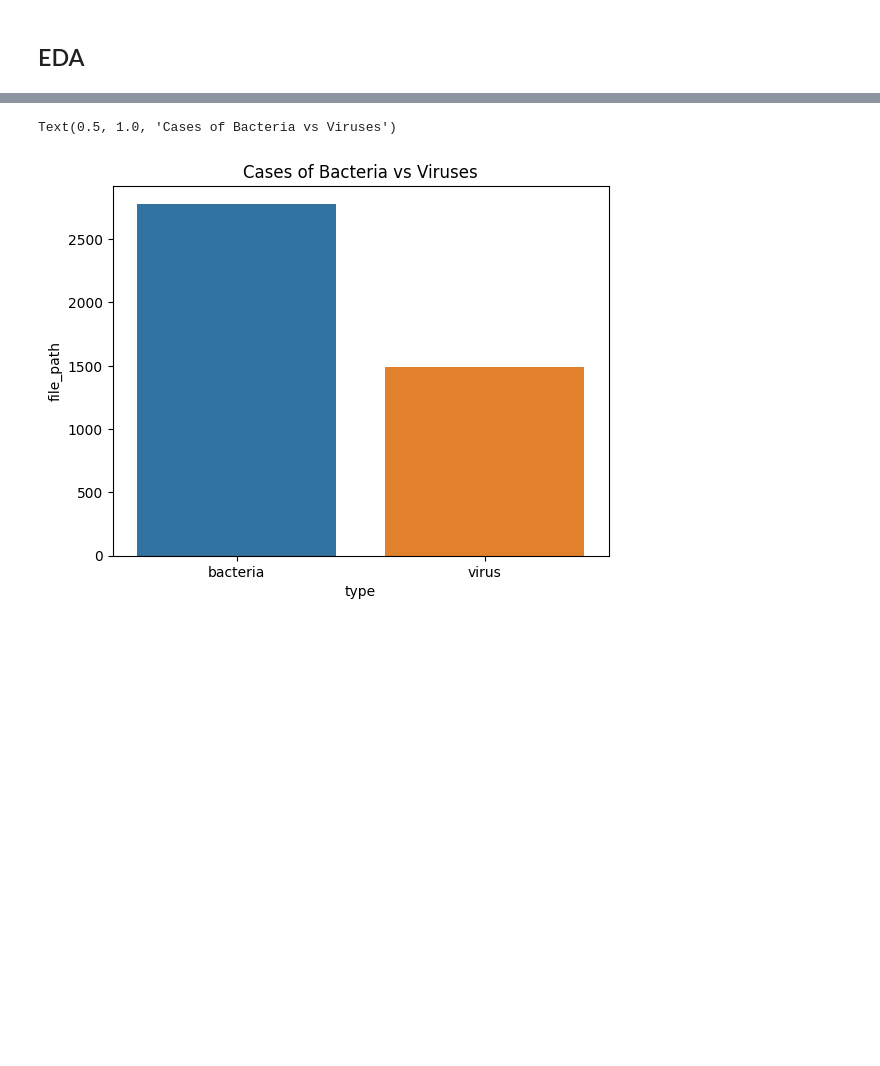
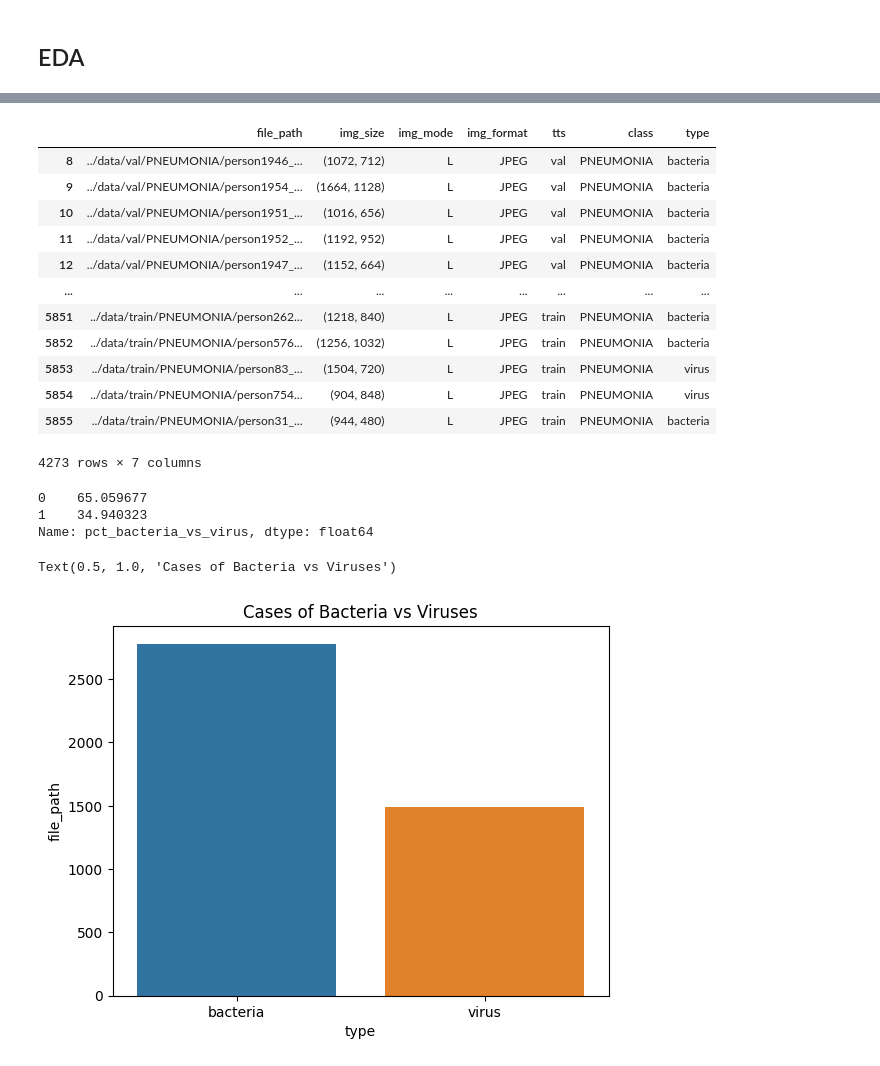
Before and after one commit to marmal88/Explainable-Neural-Networks, a Jupyter notebook: notebooks/EDA.ipynb, the cells around one changed output, grey strips where cells are left out. Saved outputs shown, nothing was run; the diff lists cells and outputs as text; code cells hidden in the pictures; blank space fills up the shorter version.

```diff
--- a/notebooks/EDA.ipynb
+++ b/notebooks/EDA.ipynb
@@ -121,10 +118,31 @@ df.shape
+# %%
+class_df = df.loc[(df["type"]=="bacteria")|(df["type"]=="virus")]
+class_df
+# %% [output]
+|  | file_path | img_size | img_mode | img_format | tts | class | type |
+| 8 | ../data/val/PNEUMONIA/person1946_... | (1072, 712) | L | JPEG | val | PNEUMONIA | bacteria |
+| 9 | ../data/val/PNEUMONIA/person1954_... | (1664, 1128) | L | JPEG | val | PNEUMONIA | bacteria |
+| 10 | ../data/val/PNEUMONIA/person1951_... | (1016, 656) | L | JPEG | val | PNEUMONIA | bacteria |
+| 11 | ../data/val/PNEUMONIA/person1952_... | (1192, 952) | L | JPEG | val | PNEUMONIA | bacteria |
+| 12 | ../data/val/PNEUMONIA/person1947_... | (1152, 664) | L | JPEG | val | PNEUMONIA | bacteria |
+| ... | ... | ... | ... | ... | ... | ... | ... |
+| 5851 | ../data/train/PNEUMONIA/person262... | (1218, 840) | L | JPEG | train | PNEUMONIA | bacteria |
+| 5852 | ../data/train/PNEUMONIA/person576... | (1256, 1032) | L | JPEG | train | PNEUMONIA | bacteria |
+| 5853 | ../data/train/PNEUMONIA/person83_... | (1504, 720) | L | JPEG | train | PNEUMONIA | virus |
+| 5854 | ../data/train/PNEUMONIA/person754... | (904, 848) | L | JPEG | train | PNEUMONIA | virus |
+| 5855 | ../data/train/PNEUMONIA/person31_... | (944, 480) | L | JPEG | train | PNEUMONIA | bacteria |
+4273 rows × 7 columns
 # %%
-class_df = df.groupby('type').count().reset_index()
+
+class_df = class_df.groupby('type').count().reset_index()
 class_df["pct_bacteria_vs_virus"] = (class_df["file_path"]/class_df["file_path"].sum())*100
-class_df
+print(class_df["pct_bacteria_vs_virus"])
 sns.barplot(class_df, x="type", y="file_path").set_title("Cases of Bacteria vs Viruses")
 # %% [output]
-Text(0.5, 1.0, 'Cases of Bacteria vs Viruses')
+0    65.059677
+1    34.940323
+Name: pct_bacteria_vs_virus, dtype: float64
+Text(0.5, 1.0, 'Cases of Bacteria vs Viruses')
 [figure]
 # %%
 mode_df = df.groupby('img_mode').count().reset_index()
```
Also changed, not shown: parts of 7 cells of this notebook, 3 other files.
